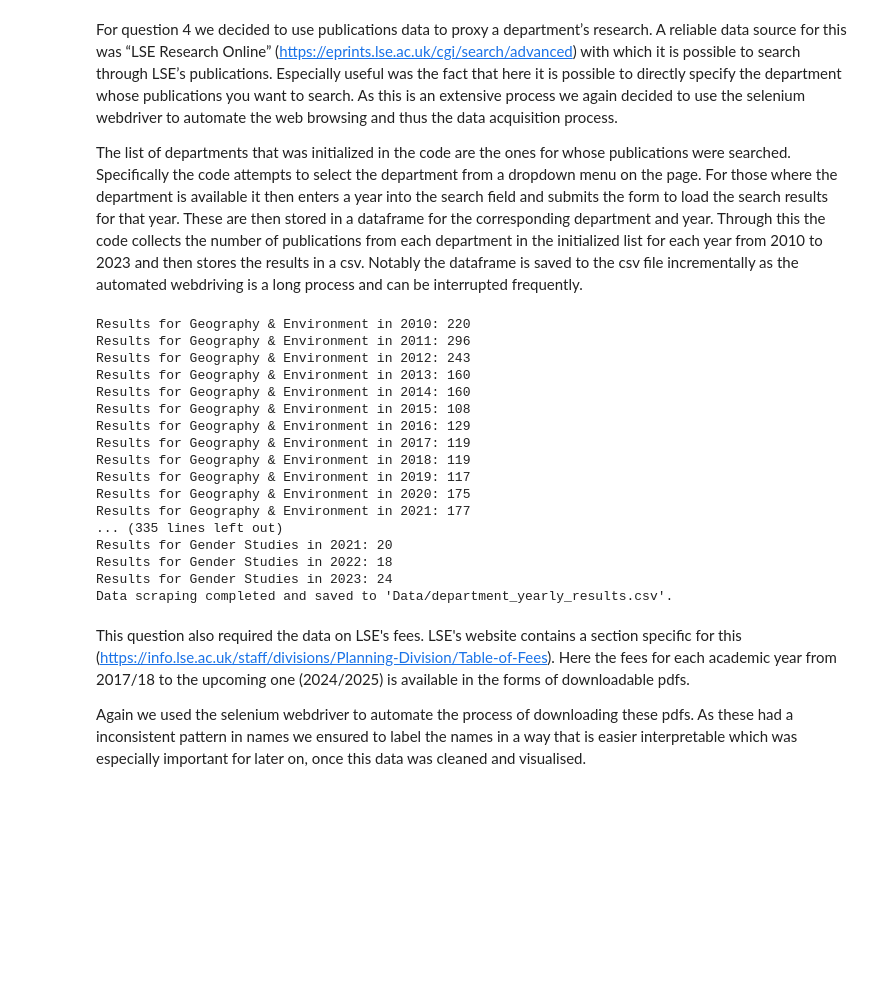
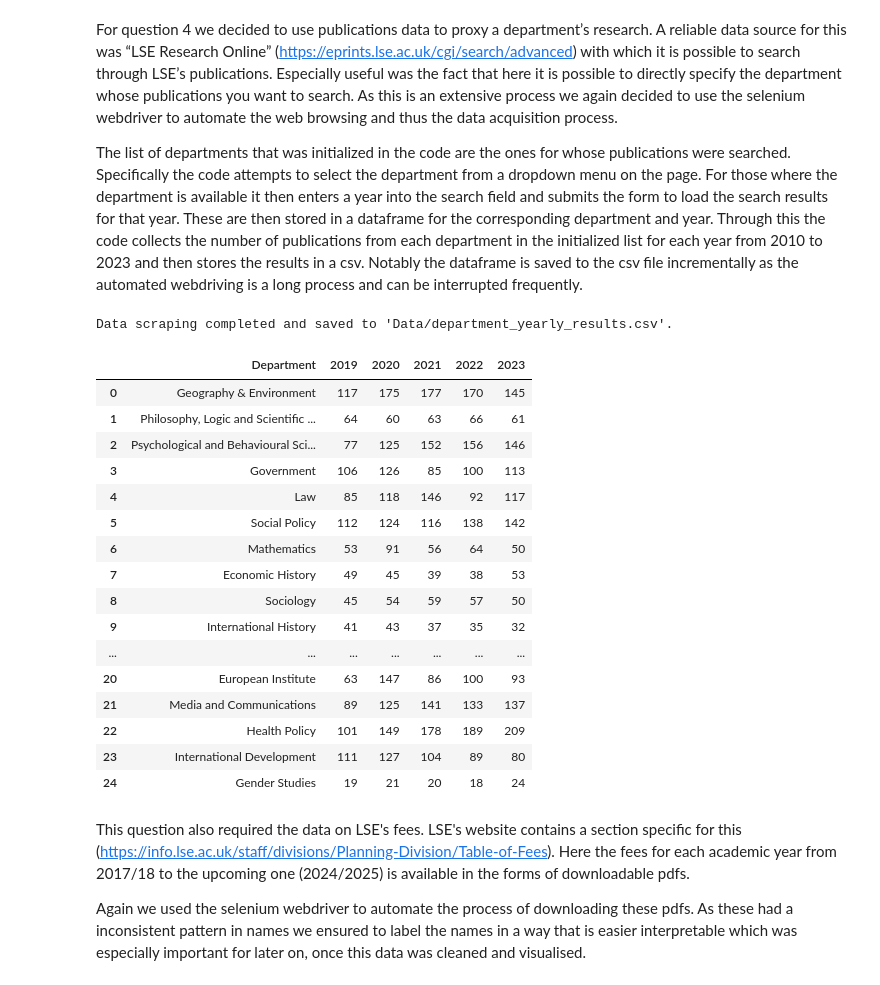
Before and after one commit to ascneuenheim/ST115_Brexit, a Jupyter notebook: Data_acquisition.ipynb, the cells around one changed output. Drawn from its saved outputs; the diff is of its cells as text; code cells hidden in the pictures; blank space fills up the shorter version.

```diff
--- a/Data_acquisition.ipynb
+++ b/Data_acquisition.ipynb
@@ -357,16 +297,15 @@ from selenium.webdriver.chrome.service import Service
 from webdriver_manager.chrome import ChromeDriverManager
 from selenium.common.exceptions import NoSuchElementException, TimeoutException
 
-# Setup ChromeDriver
 driver = webdriver.Chrome(service=Service(ChromeDriverManager().install()))
 search_url = "https://eprints.lse.ac.uk/cgi/search/advanced"
 driver.get(search_url)
 
-# Prepare a DataFrame for storing results
-columns = ['Department'] + [str(year) for year in range(2010, 2024)]
+#Prepare a DataFrame for storing results
+columns = ['Department'] + [str(year) for year in range(2019, 2024)]
 results_df = pd.DataFrame(columns=columns)
 
-# List of departments
+#List of departments
 departments = [
     'Geography & Environment', 'Philosophy, Logic and Scientific Method',
     'Psychological and Behavioural Science', 'Government', 'Law',
@@ -378,68 +317,67 @@ departments = [
     'International Development', 'Gender Studies'
 ]
 
-# Process each department
+#Process each department
 for department in departments:
     row_data = {'Department': department}
-    driver.get(search_url)  # Navigate back to the main search page for each department
+    driver.get(search_url)  #Navigate back to the main search page for each department
     try:
-        divisions_select = Select(driver.find_element(By.ID, "divisions"))  # Locate the dropdown again
+        divisions_select = Select(driver.find_element(By.ID, "divisions"))  #Locate the dropdown again
         divisions_select.select_by_visible_text(department)
         available = True
     except NoSuchElementException:
         available = False
         print(f"Department {department} not found.")
 
     if available:
-        for year in range(2010, 2024):
+        for year in range(2019, 2024):
             try:
                 wait = WebDriverWait(driver, 2)
                 date_input = wait.until(EC.visibility_of_element_located((By.CSS_SELECTOR, "input[name='date']")))
                 date_input.clear()
                 date_input.send_keys(str(year))
                 date_input.send_keys(Keys.RETURN)
 
                 # Wait for the page to load and scrape the total results
                 total_results_elements = wait.until(EC.presence_of_all_elements_located((By.CSS_SELECTOR, "span.ep_search_number")))
-                total_results = total_results_elements[-1].text  # Get the text of the last element
+                total_results = total_results_elements[-1].text  #Get the text of the last element
                 row_data[str(year)] = total_results
-                print(f"Results for {department} in {year}: {total_results}")
             except NoSuchElementException:
                 row_data[str(year)] = 'Element not found'
-                print(f"Element not found for {department} in {year}.")
             except TimeoutException:
                 row_data[str(year)] = 'Timeout or no results'
-                print(f"Timeout or no results for {department} in {year}.")
             driver.get('https://eprints.lse.ac.uk/cgi/search/archive/advanced')
-            divisions_select = Select(driver.find_element(By.ID, "divisions"))  # Locate the dropdown again
+            divisions_select = Select(driver.find_element(By.ID, "divisions"))  #Locate the dropdown again
             divisions_select.select_by_visible_text(department)
-    # Append the results of this department to the DataFrame and save incrementally
+    #Append the results of this department to the DataFrame and save incrementally
     new_row = pd.DataFrame([row_data])
     results_df = pd.concat([results_df, new_row], ignore_index=True)
     results_df.to_csv('Data/department_yearly_results.csv', index=False)
 
-# Close the browser
+#Close the browser
 driver.quit()
 
 print("Data scraping completed and saved to 'Data/department_yearly_results.csv'.")
+display(results_df)
 # %% [output]
-Results for Geography & Environment in 2010: 220
-Results for Geography & Environment in 2011: 296
-Results for Geography & Environment in 2012: 243
-Results for Geography & Environment in 2013: 160
-Results for Geography & Environment in 2014: 160
-Results for Geography & Environment in 2015: 108
-Results for Geography & Environment in 2016: 129
-Results for Geography & Environment in 2017: 119
-Results for Geography & Environment in 2018: 119
-Results for Geography & Environment in 2019: 117
-Results for Geography & Environment in 2020: 175
-Results for Geography & Environment in 2021: 177
-... (335 lines left out)
-Results for Gender Studies in 2021: 20
-Results for Gender Studies in 2022: 18
-Results for Gender Studies in 2023: 24
 Data scraping completed and saved to 'Data/department_yearly_results.csv'.
+|  | Department | 2019 | 2020 | 2021 | 2022 | 2023 |
+| 0 | Geography & Environment | 117 | 175 | 177 | 170 | 145 |
+| 1 | Philosophy, Logic and Scientific ... | 64 | 60 | 63 | 66 | 61 |
+| 2 | Psychological and Behavioural Sci... | 77 | 125 | 152 | 156 | 146 |
+| 3 | Government | 106 | 126 | 85 | 100 | 113 |
+| 4 | Law | 85 | 118 | 146 | 92 | 117 |
+| 5 | Social Policy | 112 | 124 | 116 | 138 | 142 |
+| 6 | Mathematics | 53 | 91 | 56 | 64 | 50 |
+| 7 | Economic History | 49 | 45 | 39 | 38 | 53 |
+| 8 | Sociology | 45 | 54 | 59 | 57 | 50 |
+| 9 | International History | 41 | 43 | 37 | 35 | 32 |
+| ... | ... | ... | ... | ... | ... | ... |
+| 20 | European Institute | 63 | 147 | 86 | 100 | 93 |
+| 21 | Media and Communications | 89 | 125 | 141 | 133 | 137 |
+| 22 | Health Policy | 101 | 149 | 178 | 189 | 209 |
+| 23 | International Development | 111 | 127 | 104 | 89 | 80 |
+| 24 | Gender Studies | 19 | 21 | 20 | 18 | 24 |
 # %% [markdown]
 This question also required the data on LSE's fees. LSE's website contains a section specific for this (https://info.lse.ac.uk/staff/divisions/Planning-Division/Table-of-Fees). Here the fees for each academic year from 2017/18 to the upcoming one (2024/2025) is available in the forms of downloadable pdfs.
 
```
Also changed, not shown: parts of 6 cells of this notebook.
